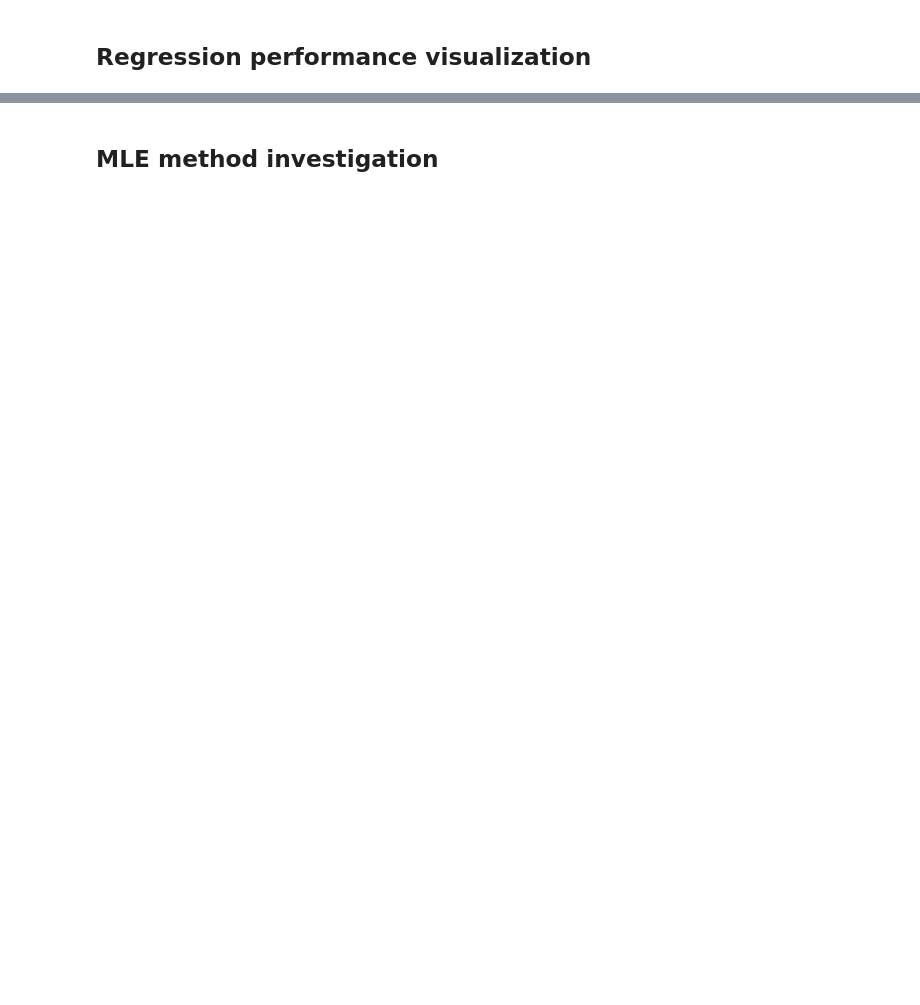
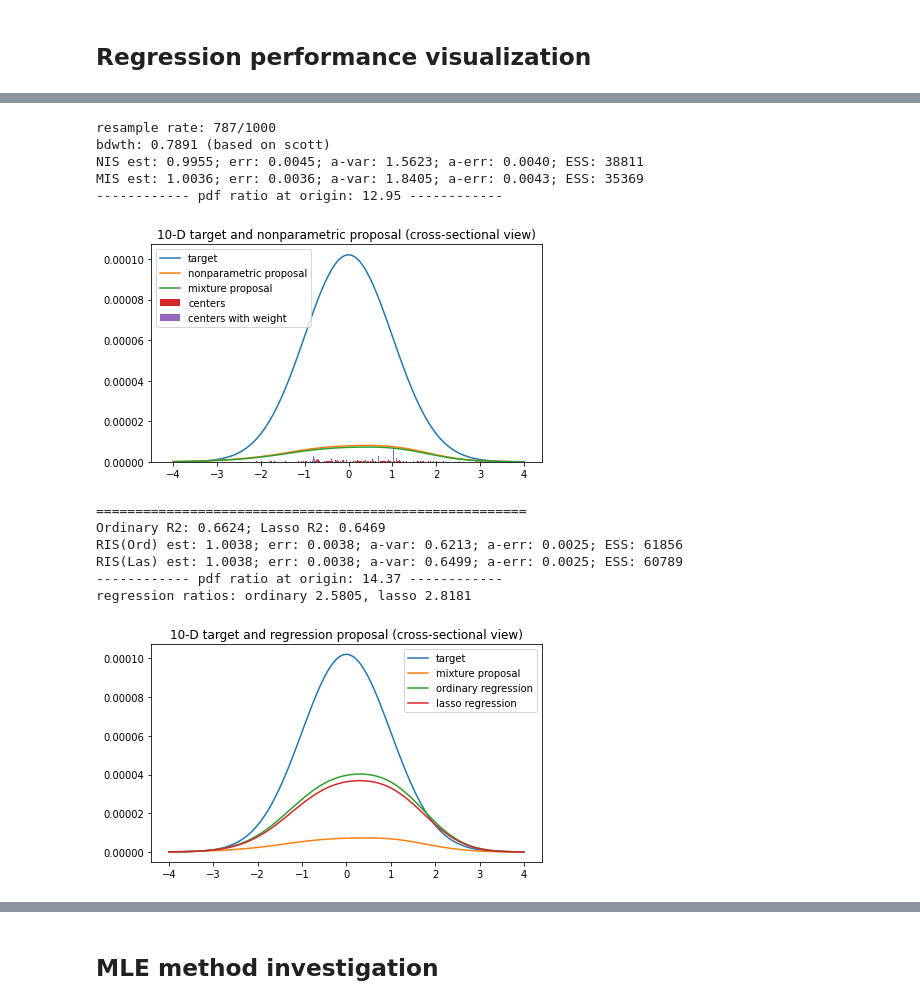
Before and after one commit to IanFla/Two-Stage, a Jupyter notebook: MLE and REG/MLE.ipynb, the cells around one changed output, grey strips where cells are left out. Cells and saved outputs as stored; diff of their text form; code cells hidden in the pictures; blank space fills up the shorter version.

```diff
--- a/MLE and REG/MLE.ipynb
+++ b/MLE and REG/MLE.ipynb
@@ -390,0 +392,13 @@ regression ratios: ordinary 0.9528, lasso 0.9925
+# %%
+np.random.seed(1234)
+mle=MLE(dim=10,sigma=2)
+mle.estimate_IS(size)
+mle.draw_TP(mle.iP,x,'initial')
+print('=======================================================')
+np.random.seed(123456)
+mle.resample(1000,20)
+mle.estimate_NIS(size,0.9)
+mle.draw_TP(mle.nP,x,'nonparametric')
+print('=======================================================')
+mle.estimate_RIS(0.1)
+mle.draw_TP(mle.mP,x,'regression')
@@ -390,0 +423,22 @@ regression ratios: ordinary 0.9528, lasso 0.9925
+# %%
+np.random.seed(123456)
+mle.resample(1000,100)
+mle.estimate_NIS(size,0.9)
+mle.draw_TP(mle.nP,x,'nonparametric')
+print('=======================================================')
+mle.estimate_RIS(0.1)
+mle.draw_TP(mle.mP,x,'regression')
+# %% [output]
+resample rate: 787/1000
+bdwth: 0.7891 (based on scott)
+NIS est: 0.9955; err: 0.0045; a-var: 1.5623; a-err: 0.0040; ESS: 38811
+MIS est: 1.0036; err: 0.0036; a-var: 1.8405; a-err: 0.0043; ESS: 35369
+------------ pdf ratio at origin: 12.95 ------------
+[figure, added]
+=======================================================
+Ordinary R2: 0.6624; Lasso R2: 0.6469
+RIS(Ord) est: 1.0038; err: 0.0038; a-var: 0.6213; a-err: 0.0025; ESS: 61856
+RIS(Las) est: 1.0038; err: 0.0038; a-var: 0.6499; a-err: 0.0025; ESS: 60789
+------------ pdf ratio at origin: 14.37 ------------
+regression ratios: ordinary 2.5805, lasso 2.8181
+[figure, added]
```
Also changed, not shown: parts of 9 cells of this notebook.
